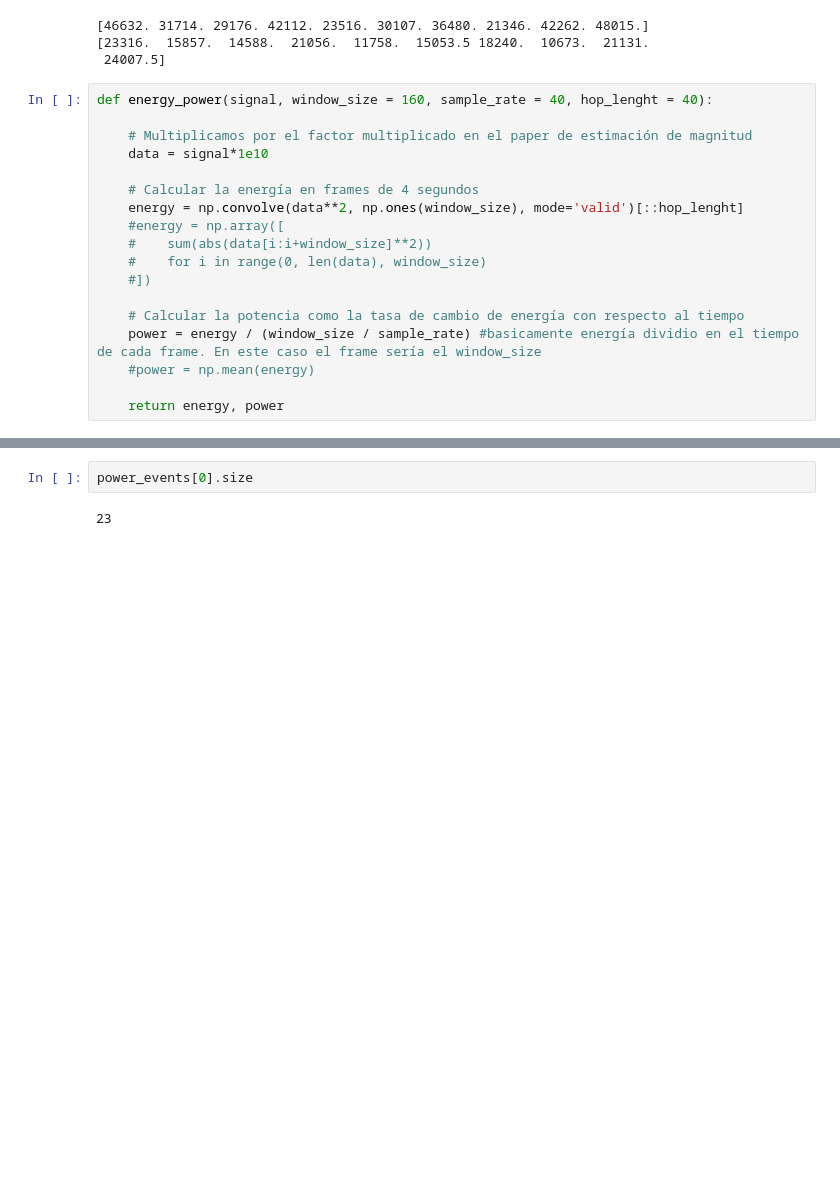
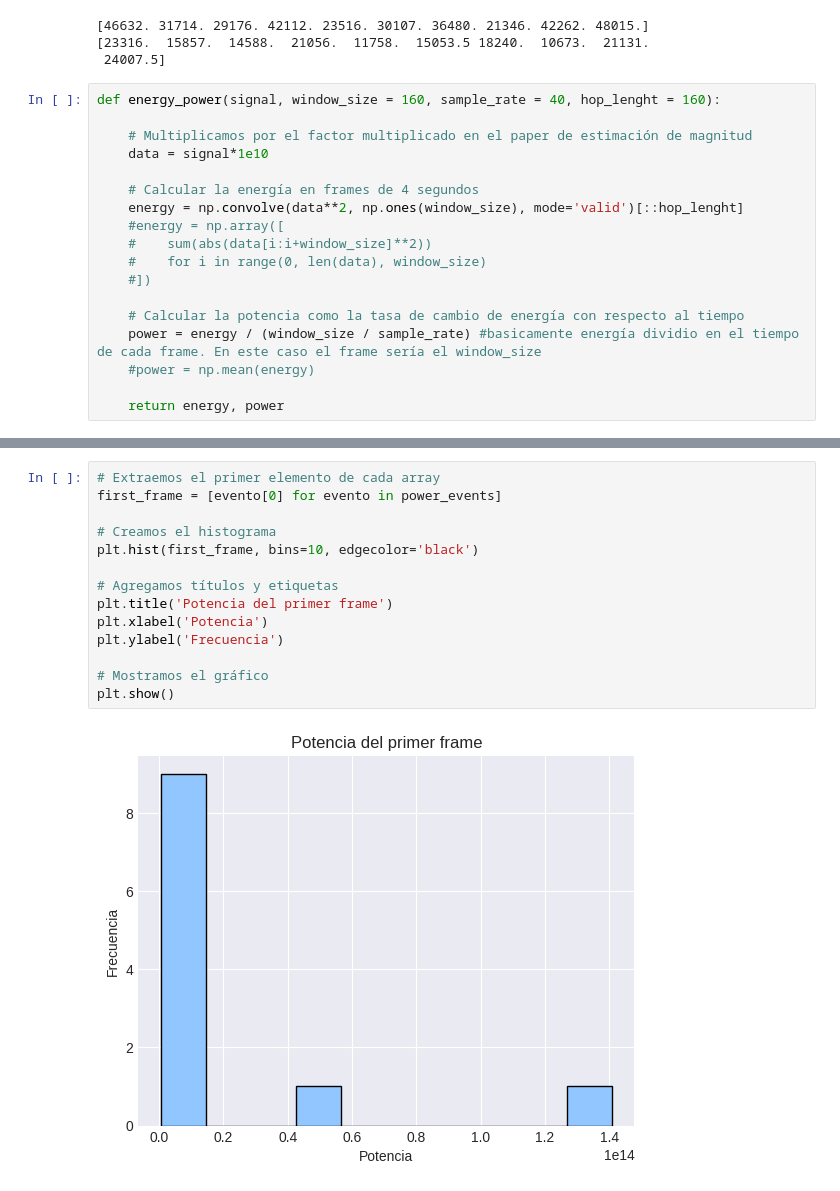
Before and after one commit to simonvidal99/Trigger, a Jupyter notebook: energy.ipynb, the cells around one changed output, grey strips where cells are left out. Saved outputs shown, nothing was run; the diff lists cells and outputs as text; blank space fills up the shorter version.

```diff
--- a/energy.ipynb
+++ b/energy.ipynb
@@ -460,7 +504,7 @@ print(power)
 [23316.  15857.  14588.  21056.  11758.  15053.5 18240.  10673.  21131.
  24007.5]
 # %%
-def energy_power(signal, window_size = 160, sample_rate = 40, hop_lenght = 40):
+def energy_power(signal, window_size = 160, sample_rate = 40, hop_lenght = 160):
 
     # Multiplicamos por el factor multiplicado en el paper de estimación de magnitud
     data = signal*1e10
@@ -494,7 +537,19 @@ energy_events, power_events = zip(*[energy_power(st.data) for st in sliced_trace
 # # Mostrar los gráficos
 # print(len(sliced_traces[0].data))
 # plt.show()
-# %%
-power_events[0].size
-# %% [output]
-23
+# %%
+# Extraemos el primer elemento de cada array
+first_frame = [evento[0] for evento in power_events]
+
+# Creamos el histograma
+plt.hist(first_frame, bins=10, edgecolor='black')
+
+# Agregamos títulos y etiquetas
+plt.title('Potencia del primer frame')
+plt.xlabel('Potencia')
+plt.ylabel('Frecuencia')
+
+# Mostramos el gráfico
+plt.show()
+# %% [output]
+[figure, added]
```
Also changed, not shown: parts of 12 cells of this notebook.
